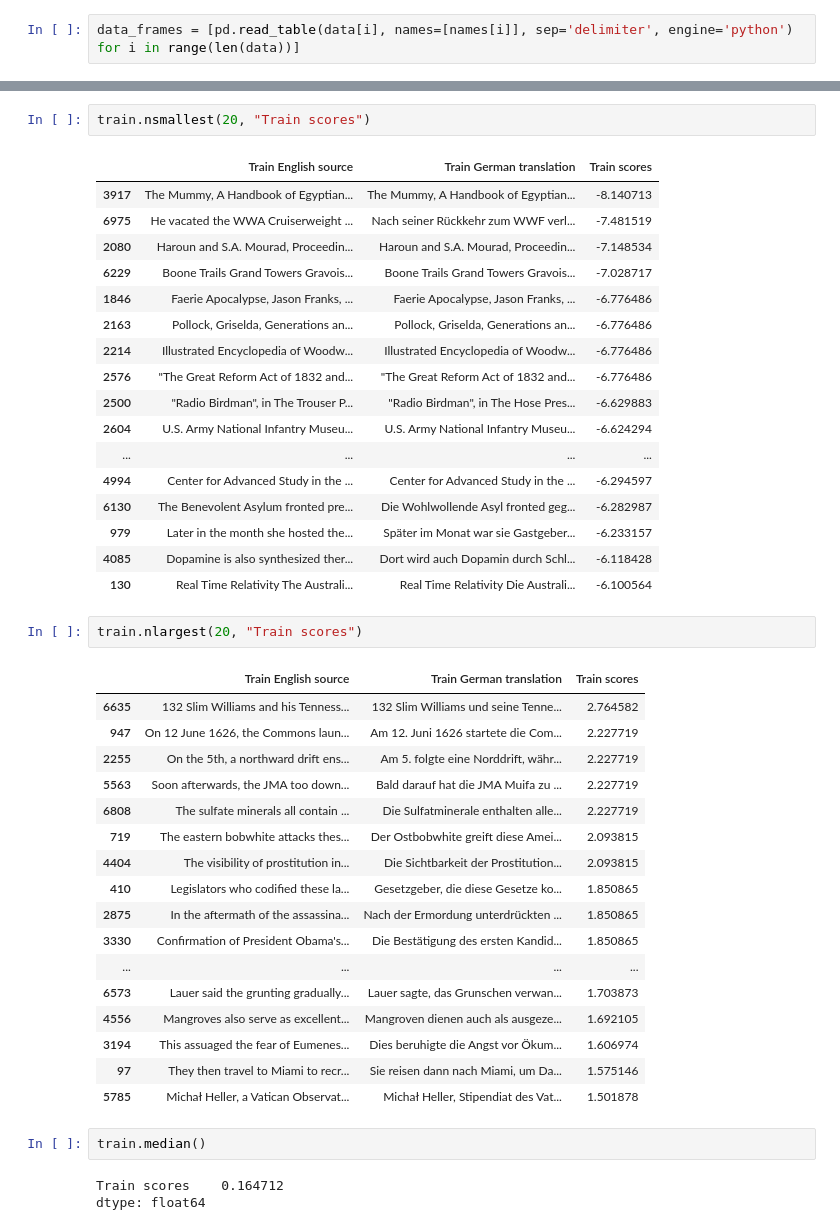
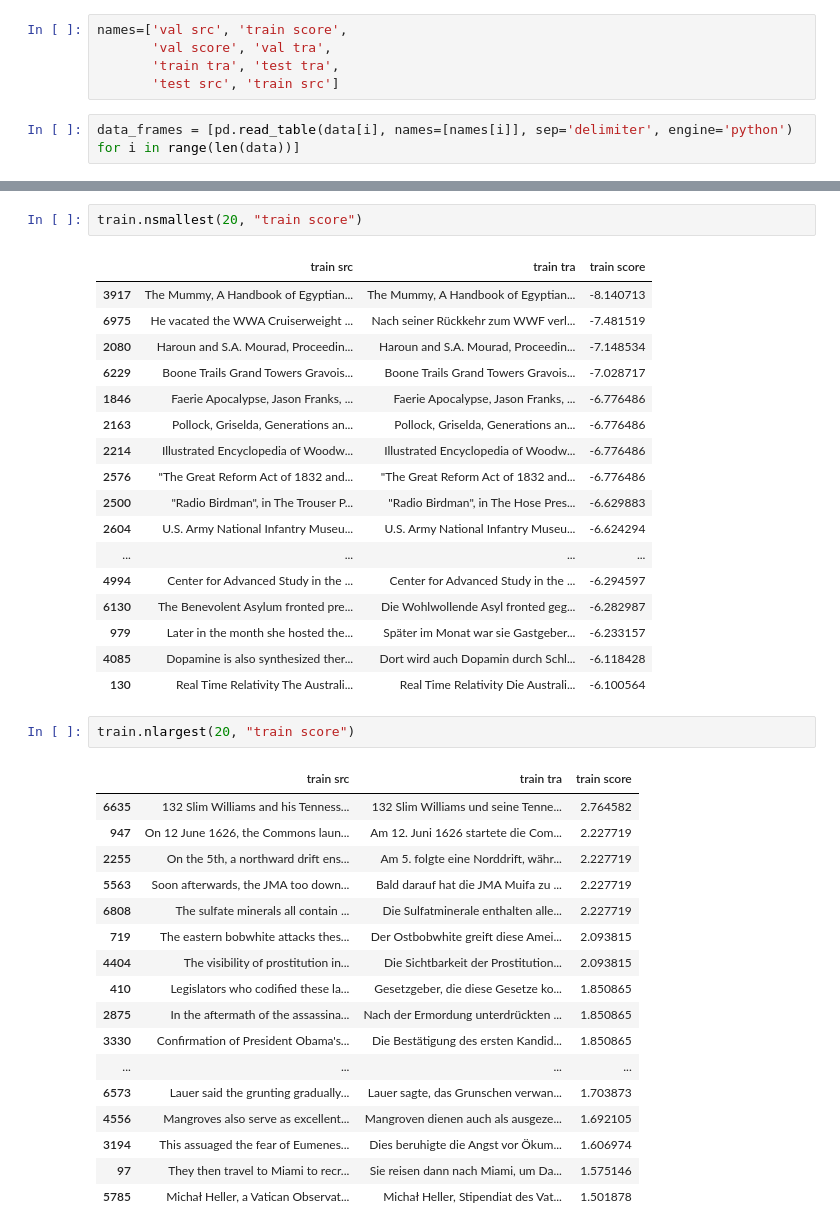
Before and after one commit to mdelaf1995/sentence_level_qe_ffl, a Jupyter notebook: exploration/theo_explo.ipynb, the cells around one changed output, grey strips where cells are left out. Saved outputs shown, nothing was run; the diff lists cells and outputs as text.

```diff
--- a/exploration/theo_explo.ipynb
+++ b/exploration/theo_explo.ipynb
@@ -19,3 +14,8 @@ names=['Val English Source', 'Train scores',
+# %%
+names=['val src', 'train score',
+       'val score', 'val tra',
+       'train tra', 'test tra',
+       'test src', 'train src']
 # %%
 data_frames = [pd.read_table(data[i], names=[names[i]], sep='delimiter', engine='python') for i in range(len(data))]
 # %%
@@ -23,7 +41,7 @@ train = pd.concat((data_frames[7], data_frames[4], data_frames[1]), axis=1)
 # %%
-train.nsmallest(20, "Train scores")
+train.nsmallest(20, "train score")
 # %% [output]
-|  | Train English source | Train German translation | Train scores |
+|  | train src | train tra | train score |
 | 3917 | The Mummy, A Handbook of Egyptian... | The Mummy, A Handbook of Egyptian... | -8.140713 |
 | 6975 | He vacated the WWA Cruiserweight ... | Nach seiner Rückkehr zum WWF verl... | -7.481519 |
 | 2080 | Haroun and S.A. Mourad, Proceedin... | Haroun and S.A. Mourad, Proceedin... | -7.148534 |
@@ -41,9 +59,9 @@ train.nsmallest(20, "Train scores")
 | 4085 | Dopamine is also synthesized ther... | Dort wird auch Dopamin durch Schl... | -6.118428 |
 | 130 | Real Time Relativity The Australi... | Real Time Relativity Die Australi... | -6.100564 |
 # %%
-train.nlargest(20, "Train scores")
+train.nlargest(20, "train score")
 # %% [output]
-|  | Train English source | Train German translation | Train scores |
+|  | train src | train tra | train score |
 | 6635 | 132 Slim Williams and his Tenness... | 132 Slim Williams und seine Tenne... | 2.764582 |
 | 947 | On 12 June 1626, the Commons laun... | Am 12. Juni 1626 startete die Com... | 2.227719 |
 | 2255 | On the 5th, a northward drift ens... | Am 5. folgte eine Norddrift, währ... | 2.227719 |
@@ -60,9 +78,4 @@ train.nlargest(20, "Train scores")
 | 3194 | This assuaged the fear of Eumenes... | Dies beruhigte die Angst vor Ökum... | 1.606974 |
 | 97 | They then travel to Miami to recr... | Sie reisen dann nach Miami, um Da... | 1.575146 |
 | 5785 | Michał Heller, a Vatican Observat... | Michał Heller, Stipendiat des Vat... | 1.501878 |
-# %%
-train.median()
-# %% [output]
-Train scores    0.164712
-dtype: float64
 # %%
```
Also changed, not shown: parts of 13 cells of this notebook.
